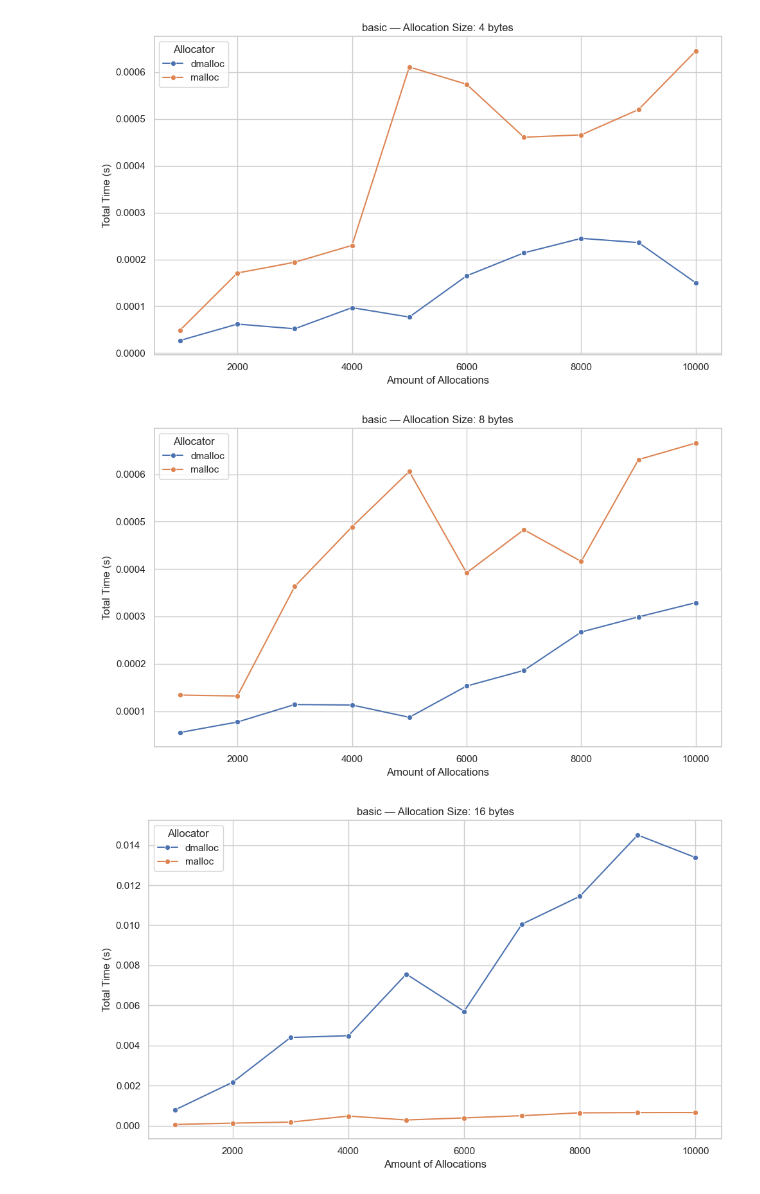
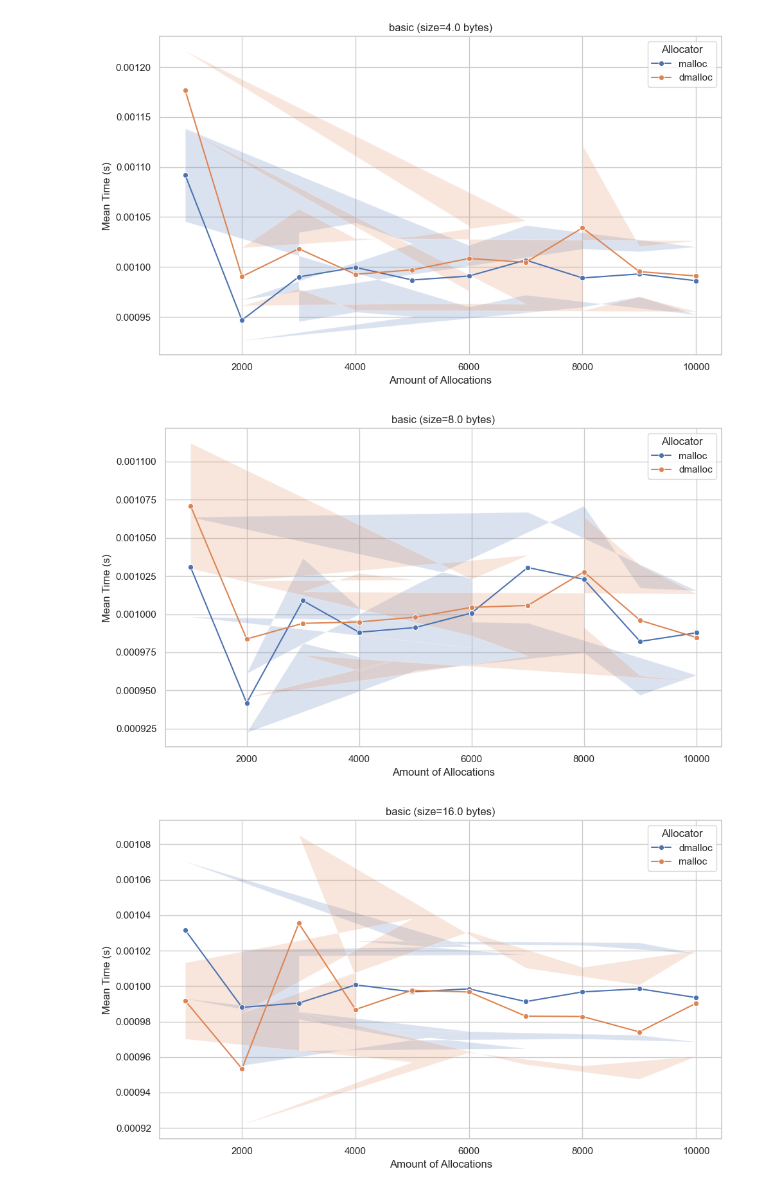
Before and after one commit to MichaelDuPlessis/dmalloc, a Jupyter notebook: notebooks/sol.ipynb, the cells around one changed output. Cells and saved outputs as stored; diff of their text form; code cells hidden in the pictures.

```diff
--- a/notebooks/sol.ipynb
+++ b/notebooks/sol.ipynb
@@ -56,33 +56,36 @@ summary
 # %%
-sns.set_theme(style="whitegrid")
+for benchmark in df["benchmark"].unique():
+    bench_df = df[df["benchmark"] == benchmark]
 
-for benchmark in summary["benchmark_name"].unique():
-    bench_data = summary[summary["benchmark_name"] == benchmark]
-    for size in sorted(bench_data["size"].unique()):
-        size_data = bench_data[bench_data["size"] == size]
+    for size in sorted(bench_df["size"].unique()):
+        size_df = bench_df[bench_df["size"] == size]
 
         plt.figure(figsize=(10, 6))
-        ax = sns.lineplot(
-            data=size_data,
+        sns.lineplot(
+            data=size_df,
             x="amount",
-            y="mean_time",
-            hue="allocator_name",
+            y="mean",
+            hue="allocator",
             marker="o"
         )
 
-        # Error bands
-        for allocator in size_data["allocator_name"].unique():
-            alloc_data = size_data[size_data["allocator_name"] == allocator]
+        # Error band
+        for allocator in size_df["allocator"].unique():
+            alloc_df = size_df[size_df["allocator"] == allocator]
             plt.fill_between(
-                alloc_data["amount"],
-                alloc_data["mean_time"] - alloc_data["std_time"],
-                alloc_data["mean_time"] + alloc_data["std_time"],
+                alloc_df["amount"],
+                alloc_df["mean"] - alloc_df["stddev"],
+                alloc_df["mean"] + alloc_df["stddev"],
                 alpha=0.2
             )
 
-        plt.title(f"{benchmark} — Allocation Size: {size} bytes")
+        title_size = " (varying sizes)" if size == -1 else f" (size={size} bytes)"
+        plt.title(f"{benchmark}{title_size}")
         plt.xlabel("Amount of Allocations")
-        plt.ylabel("Total Time (s)")
+        plt.ylabel("Mean Time (s)")
         plt.legend(title="Allocator")
         plt.tight_layout()
+
+        # Save plot
+        size_str = "varying" if size == -1 else str(size)
 # %% [output]
@@ -91,3 +94,3 @@ for benchmark in summary["benchmark_name"].unique():
-[figure, old version]
+[figure, new version]
-[figure, old version]
+[figure, new version]
-[figure, old version]
+[figure, new version]
```
Also changed, not shown: parts of 4 cells of this notebook, 1 other file.
